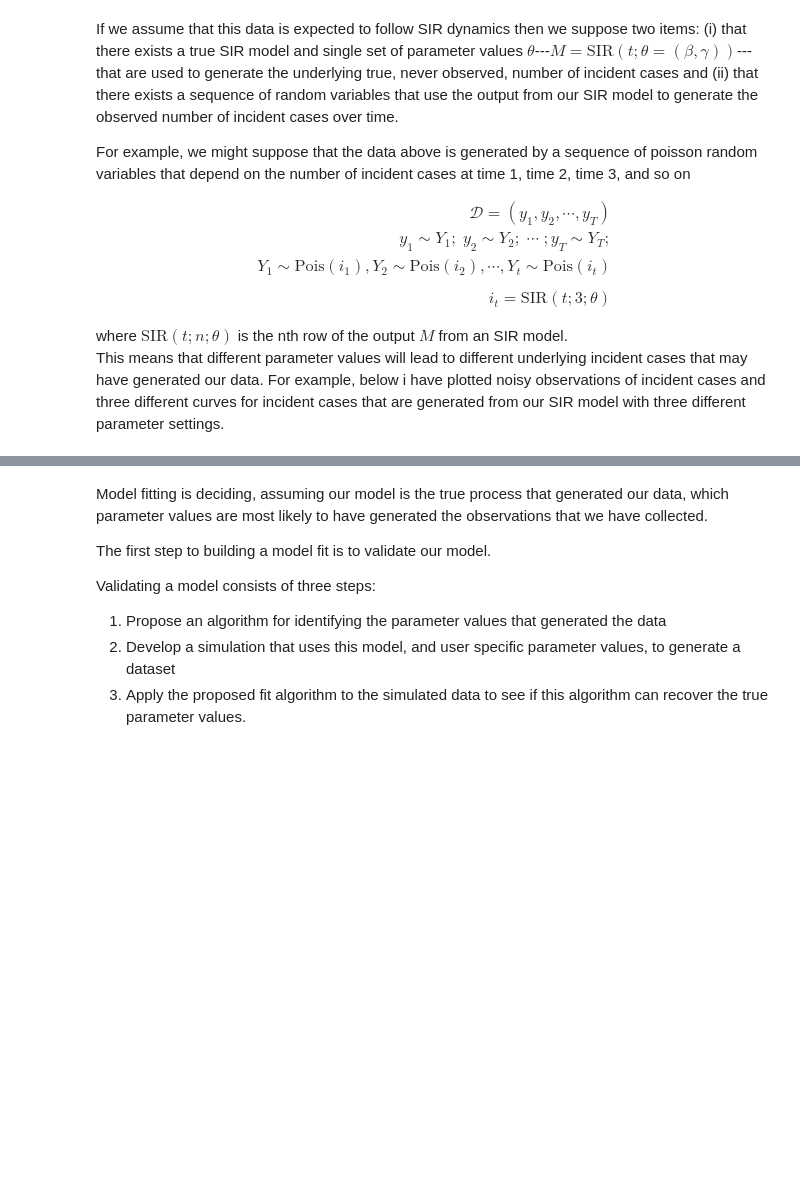
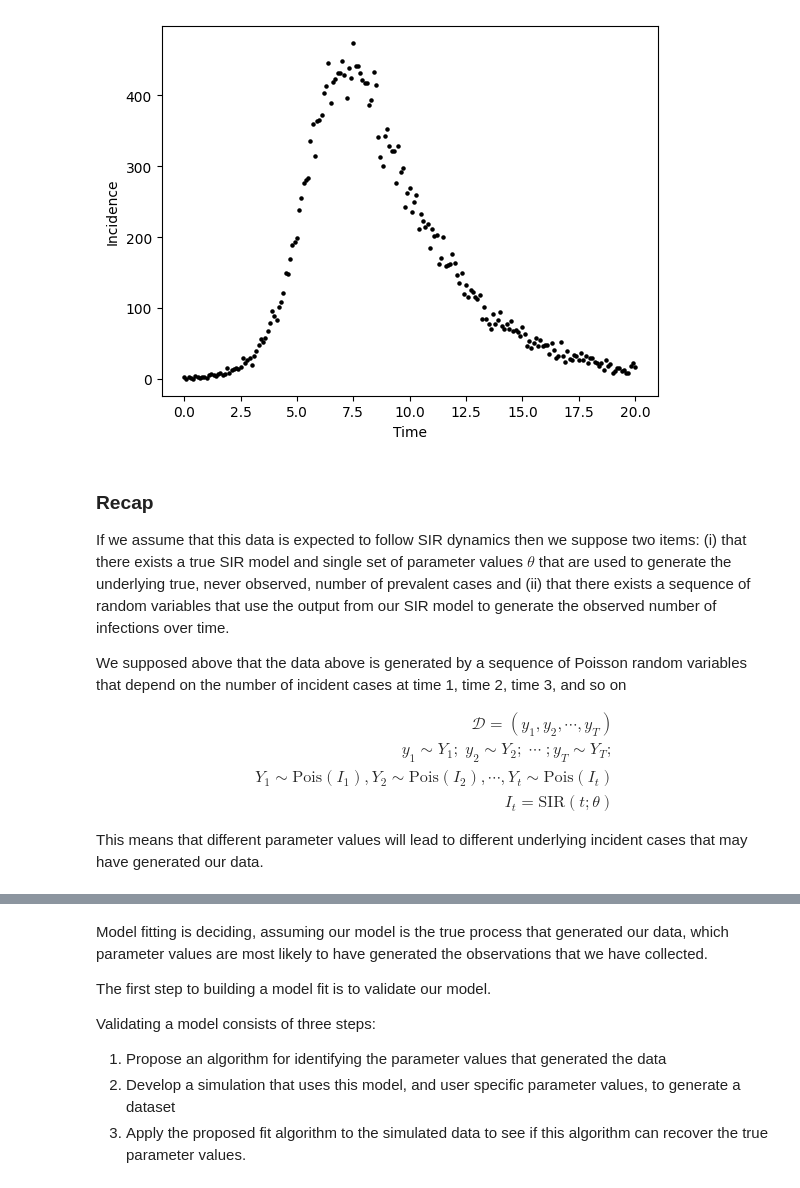
Before and after one commit to computationalUncertaintyLab/outbreak_book, a Jupyter notebook: outbreak_science/chap7.ipynb, the cells around one changed output, grey strips where cells are left out. Cells and saved outputs as stored; diff of their text form; code cells hidden in the pictures; blank space fills up the shorter version.

```diff
--- a/outbreak_science/chap7.ipynb
+++ b/outbreak_science/chap7.ipynb
@@ -77,16 +97,28 @@ plt.show()
+# %%
+#--add poisson noise
+noisy_prevalent_infections = np.random.poisson(prevalent_infections)
+
+fig,ax = plt.subplots()
+ax.scatter(times, noisy_prevalent_infections, s=5,color="black")
+
+ax.set_xlabel("Time")
+ax.set_ylabel("Incidence")
+
+plt.show()
+# %% [output]
+[figure, added]
 # %% [markdown]
-If we assume that this data is expected to follow SIR dynamics then we suppose two items: (i) that there exists a true SIR model and single set of parameter values $\theta$---$M = \textrm{SIR}(t; \theta = (\beta, \gamma) )$---that are used to generate the underlying true, never observed, number of incident cases and (ii) that there exists a sequence of random variables that use the output from our SIR model to generate the observed number of incident cases over time.
+### Recap
 
-For example, we might suppose that the data above is generated by a sequence of poisson random variables that depend on the number of incident cases at time 1, time 2, time 3, and so on
+If we assume that this data is expected to follow SIR dynamics then we suppose two items: (i) that there exists a true SIR model and single set of parameter values $\theta$ that are used to generate the underlying true, never observed, number of prevalent cases and (ii) that there exists a sequence of random variables that use the output from our SIR model to generate the observed number of infections over time.
+
+We supposed above that the data above is generated by a sequence of Poisson random variables that depend on the number of incident cases at time 1, time 2, time 3, and so on
 
 \begin{align}
     \mathcal{D} = (y_{1}, y_{2}, \cdots, y_{T})\\
     y_{1} \sim Y_{1}; \; y_{2} \sim Y_{2}; \; \cdots \; ; y_{T} \sim Y_{T};\\
-    Y_{1} \sim \textrm{Pois}(i_{1}) , Y_{2} \sim \textrm{Pois}(i_{2}), \cdots, Y_{t} \sim \textrm{Pois}(i_{t})\\
-    \\
-    i_{t} = \textrm{SIR}(t; 3;  \theta)
+    Y_{1} \sim \textrm{Pois}(I_{1}) , Y_{2} \sim \textrm{Pois}(I_{2}), \cdots, Y_{t} \sim \textrm{Pois}(I_{t})\\
+    I_{t} = \textrm{SIR}(t;\theta)
 \end{align}
 
-where $\textrm{SIR}(t; n;  \theta)$ is the nth row of the output $M$ from an SIR model.
 This means that different parameter values will lead to different underlying incident cases that may have generated our data.
-For example, below i have plotted noisy observations of incident cases and three different curves for incident cases that are generated from our SIR model with three different parameter settings.
```
Also changed, not shown: parts of 12 cells of this notebook.
